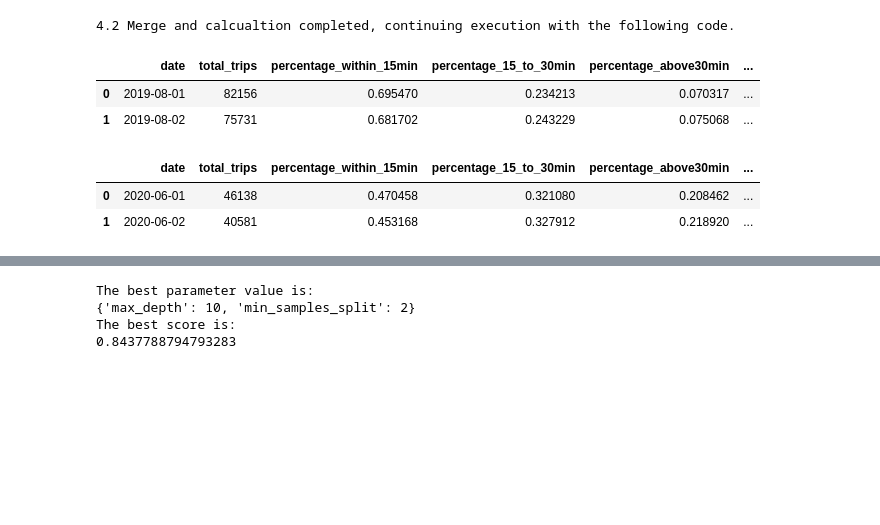
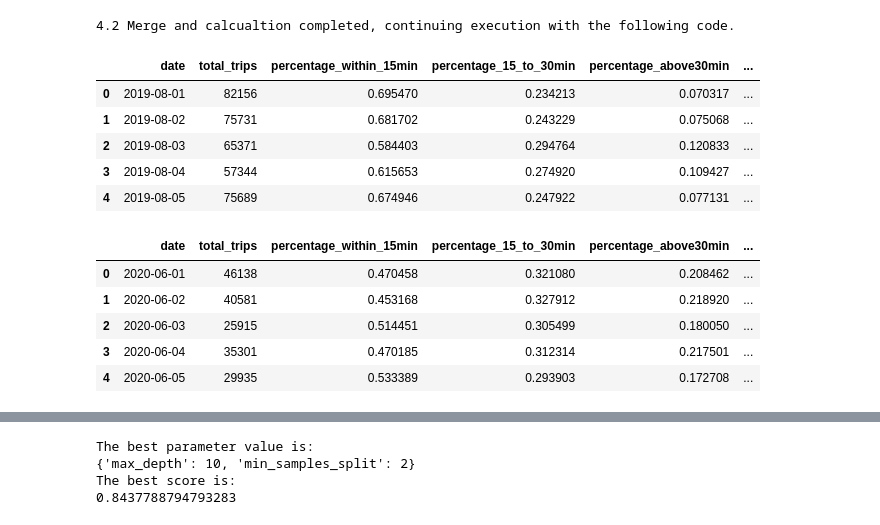
Before and after one commit to qiyuechen1202/0006_Data_Science, a Jupyter notebook: Assessment.ipynb, the cells around one changed output, grey strips where cells are left out. Cells and saved outputs as stored; diff of their text form; code cells hidden in the pictures; blank space fills up the shorter version.

```diff
--- a/Assessment.ipynb
+++ b/Assessment.ipynb
@@ -299,30 +325,36 @@ print("4.2 Merge and calcualtion completed, continuing execution with the follow
 # %%
 # 4.3 Reload the data
 Daily_Before = pd.read_csv("https://raw.githubusercontent.com/qiyuechen1202/0006_Data_Science/main/before_pre.csv")
 Daily_After = pd.read_csv("https://raw.githubusercontent.com/qiyuechen1202/0006_Data_Science/main/after_pre.csv")
 Climate = pd.read_csv("https://raw.githubusercontent.com/qiyuechen1202/0006_Data_Science/main/climate.csv")
 
 # change the date type
 Daily_Before ['date'] = pd.to_datetime(Daily_Before ['date'])
 Daily_After ['date'] = pd.to_datetime(Daily_After ['date'])
 Climate['date'] = pd.to_datetime(Climate['date'])
 
 # merge the data
 Before = Daily_Before.merge(Climate,how='left', on='date')
 After = Daily_After.merge(Climate,how='left', on='date')
 # check the data
-Before.head(2)
+Before.head(5)
 # %% [output]
 |  | date | total_trips | percentage_within_15min | percentage_15_to_30min | percentage_above30min | ... |
 | 0 | 2019-08-01 | 82156 | 0.695470 | 0.234213 | 0.070317 | ... |
 | 1 | 2019-08-02 | 75731 | 0.681702 | 0.243229 | 0.075068 | ... |
+| 2 | 2019-08-03 | 65371 | 0.584403 | 0.294764 | 0.120833 | ... |
+| 3 | 2019-08-04 | 57344 | 0.615653 | 0.274920 | 0.109427 | ... |
+| 4 | 2019-08-05 | 75689 | 0.674946 | 0.247922 | 0.077131 | ... |
 # %%
 # check the data
-After.head(2)
+After.head(5)
 # %% [output]
 |  | date | total_trips | percentage_within_15min | percentage_15_to_30min | percentage_above30min | ... |
 | 0 | 2020-06-01 | 46138 | 0.470458 | 0.321080 | 0.208462 | ... |
 | 1 | 2020-06-02 | 40581 | 0.453168 | 0.327912 | 0.218920 | ... |
+| 2 | 2020-06-03 | 25915 | 0.514451 | 0.305499 | 0.180050 | ... |
+| 3 | 2020-06-04 | 35301 | 0.470185 | 0.312314 | 0.217501 | ... |
+| 4 | 2020-06-05 | 29935 | 0.533389 | 0.293903 | 0.172708 | ... |
 # %%
 # check the data type
 Before.info()
```
Also changed, not shown: parts of 30 cells of this notebook.
